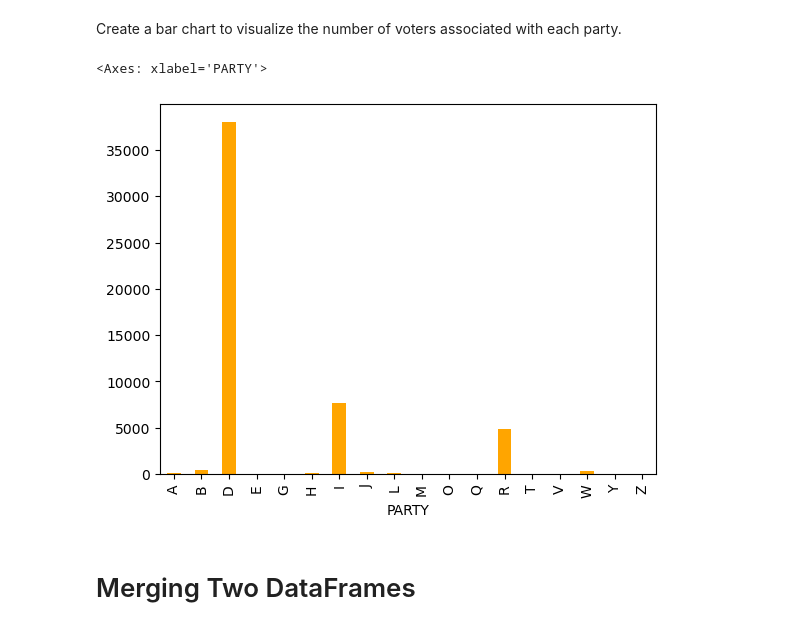
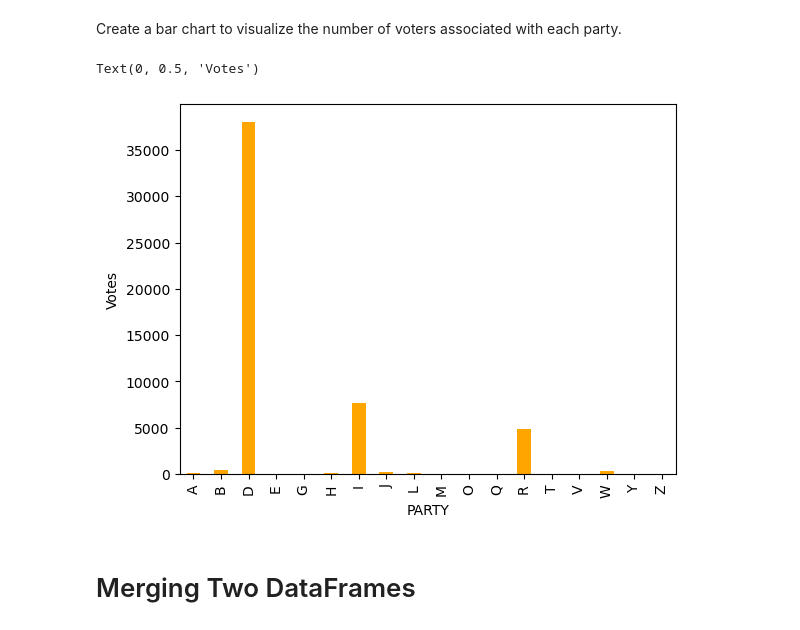
Before and after one commit to imirransom/DataEngineering.Labs.RegisteredVotersFileWilmingtonDE, a Jupyter notebook: data/wilmington_de_registered_voters.ipynb, the cells around one changed output. Cells and saved outputs as stored; diff of their text form; code cells hidden in the pictures.

```diff
--- a/data/wilmington_de_registered_voters.ipynb
+++ b/data/wilmington_de_registered_voters.ipynb
@@ -269,11 +269,11 @@ dtype: int64
 # %% [markdown]
 Create a bar chart to visualize the number of voters associated with each party.
 # %%
-# Used grouped DataFrame with the count of each party
-grouped_p.size().plot(kind='bar', color='orange')
+# Used grouped DataFrame with the count of each party and plotted it using the plot method
+grouped_p.size().plot(kind='bar', color='orange').set_ylabel("Votes")
 # %% [output]
-<Axes: xlabel='PARTY'>
+Text(0, 0.5, 'Votes')
-[figure, old version]
+[figure, new version]
 # %% [markdown]
 # Merging Two DataFrames
 # %% [markdown]
```
Also changed, not shown: parts of 7 cells of this notebook, 1 other file.
